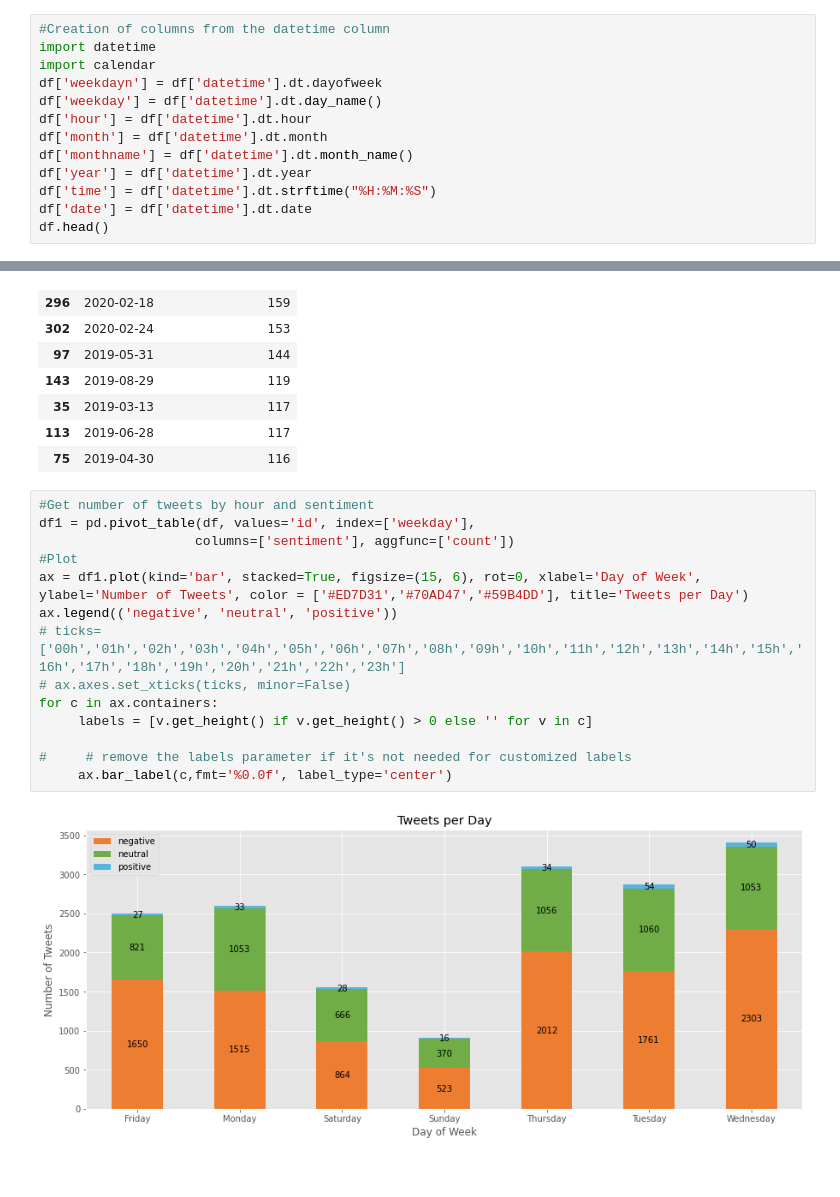
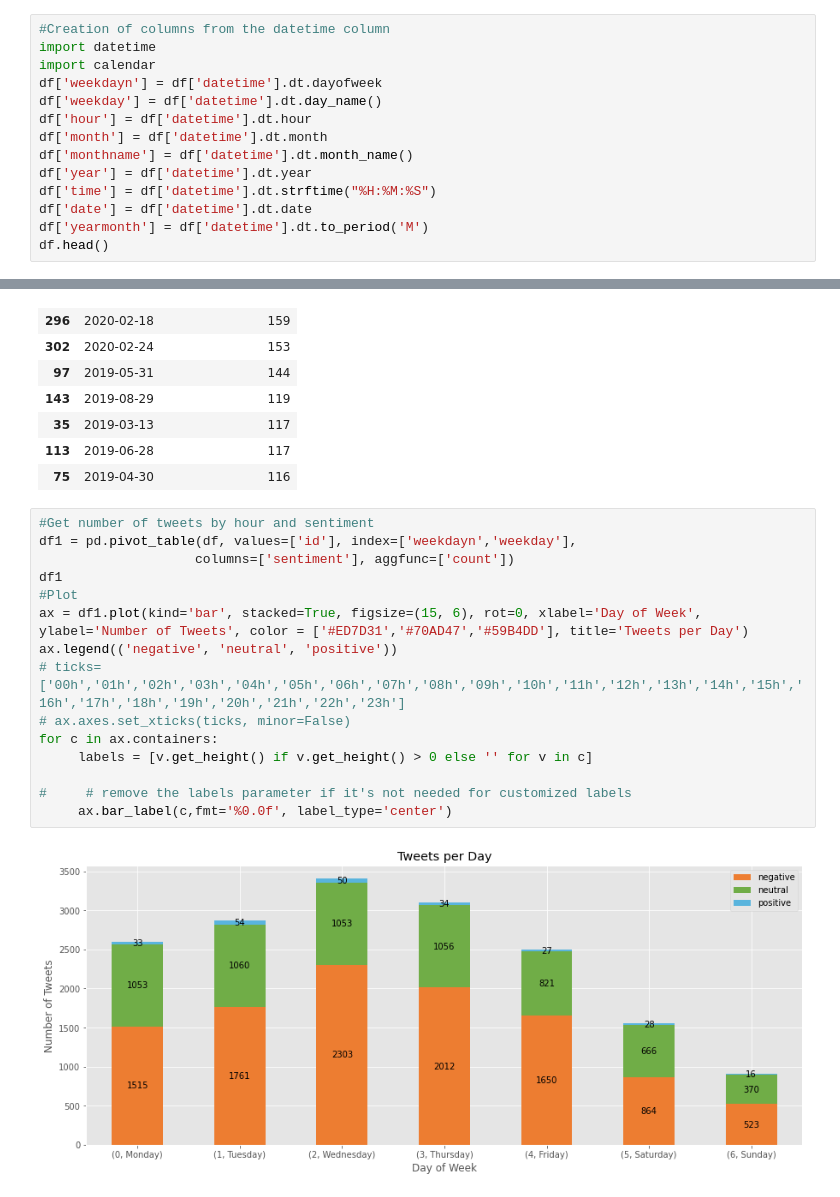
Before and after one commit to Himanshu-Dharma/Elon_bots_sentiment_analysis, a Jupyter notebook: tweetslalo.ipynb, the cells around one changed output, grey strips where cells are left out. Saved outputs shown, nothing was run; the diff lists cells and outputs as text.

```diff
--- a/tweetslalo.ipynb
+++ b/tweetslalo.ipynb
@@ -178,6 +180,7 @@ df['monthname'] = df['datetime'].dt.month_name()
 df['year'] = df['datetime'].dt.year
 df['time'] = df['datetime'].dt.strftime("%H:%M:%S")
 df['date'] = df['datetime'].dt.date
+df['yearmonth'] = df['datetime'].dt.to_period('M')
 df.head()
 # %% [output]
 |  | datetime | author_id | text | source | language | longitude | latitude | id | source_id | tweet_id_x | ... |
@@ -473,17 +476,18 @@ df_new.head(15)
 | 75 | 2019-04-30 | 116 |
 # %%
 #Get number of tweets by hour and sentiment
-df1 = pd.pivot_table(df, values='id', index=['weekday'],
+df1 = pd.pivot_table(df, values=['id'], index=['weekdayn','weekday'],
                     columns=['sentiment'], aggfunc=['count'])
+df1
 #Plot
 ax = df1.plot(kind='bar', stacked=True, figsize=(15, 6), rot=0, xlabel='Day of Week', ylabel='Number of Tweets', color = ['#ED7D31','#70AD47','#59B4DD'], title='Tweets per Day')
 ax.legend(('negative', 'neutral', 'positive'))
 # ticks= ['00h','01h','02h','03h','04h','05h','06h','07h','08h','09h','10h','11h','12h','13h','14h','15h','16h','17h','18h','19h','20h','21h','22h','23h']
 # ax.axes.set_xticks(ticks, minor=False)
 for c in ax.containers:
      labels = [v.get_height() if v.get_height() > 0 else '' for v in c]
 
 #     # remove the labels parameter if it's not needed for customized labels
      ax.bar_label(c,fmt='%0.0f', label_type='center')
 # %% [output]
-[figure, old version]
+[figure, new version]
```
Also changed, not shown: parts of 7 cells of this notebook.
